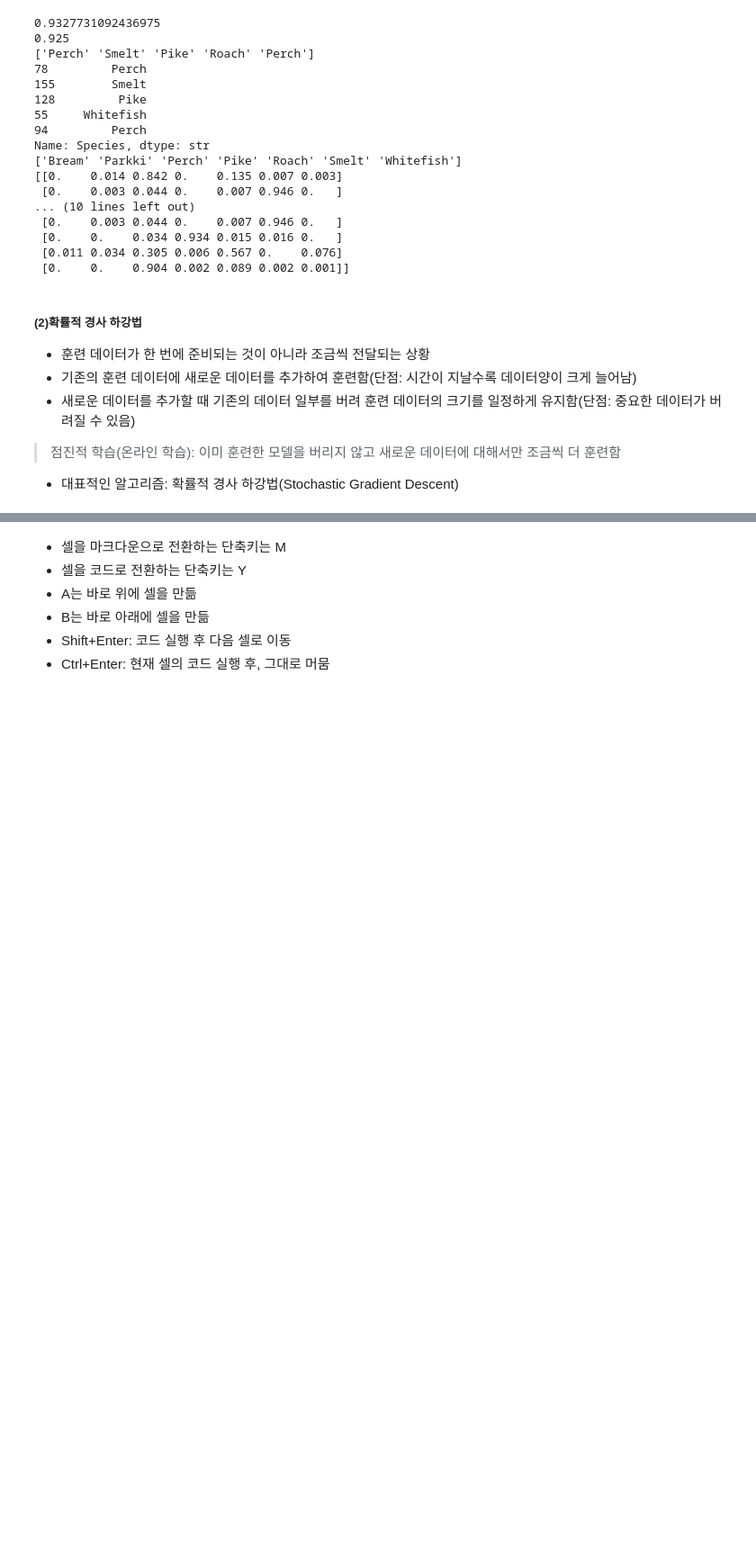
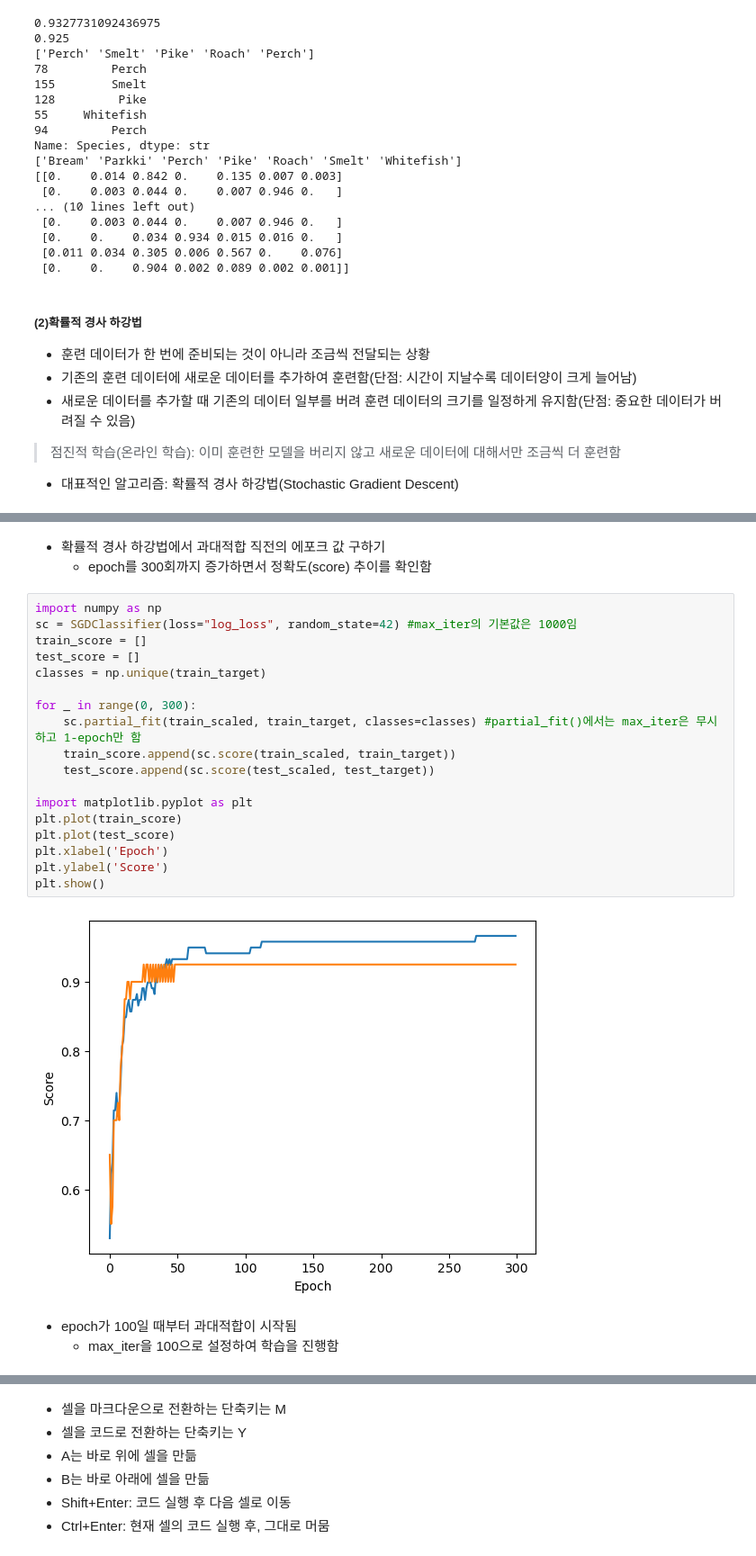
Before and after one commit to yccho1004/pythonBasic, a Jupyter notebook: HonGong-ML-DL_py/basics.ipynb, the cells around one changed output, grey strips where cells are left out. Shown at 90% size. Saved outputs shown, nothing was run; the diff lists cells and outputs as text; blank space fills up the shorter version.

```diff
--- a/HonGong-ML-DL_py/basics.ipynb
+++ b/HonGong-ML-DL_py/basics.ipynb
@@ -634,0 +671,26 @@ Name: Species, dtype: str
+# %% [markdown]
+* 확률적 경사 하강법에서 과대적합 직전의 에포크 값 구하기
+  - epoch를 300회까지 증가하면서 정확도(score) 추이를 확인함
+# %%
+import numpy as np
+sc = SGDClassifier(loss="log_loss", random_state=42) #max_iter의 기본값은 1000임
+train_score = []
+test_score = []
+classes = np.unique(train_target)
+
+for _ in range(0, 300):
+    sc.partial_fit(train_scaled, train_target, classes=classes) #partial_fit()에서는 max_iter은 무시하고 1-epoch만 함
+    train_score.append(sc.score(train_scaled, train_target))
+    test_score.append(sc.score(test_scaled, test_target))
+
+import matplotlib.pyplot as plt
+plt.plot(train_score)
+plt.plot(test_score)
+plt.xlabel('Epoch')
+plt.ylabel('Score')
+plt.show()
+# %% [output]
+[figure, added]
+# %% [markdown]
+* epoch가 100일 때부터 과대적합이 시작됨
+     - max_iter을 100으로 설정하여 학습을 진행함
```
Also changed, not shown: parts of 4 cells of this notebook.
